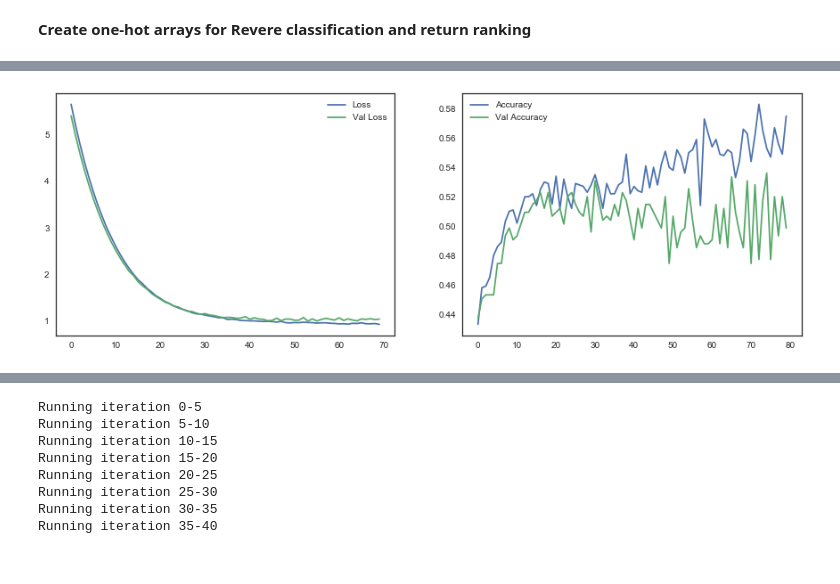
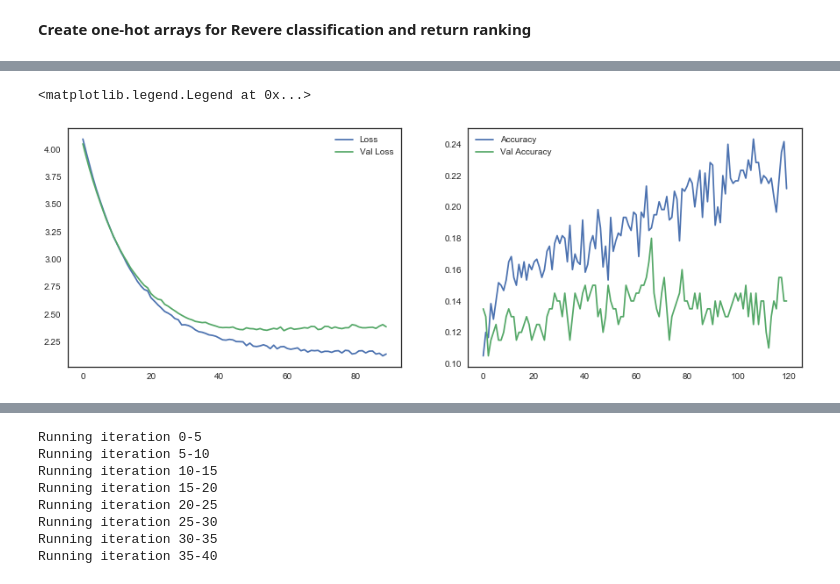
Before and after one commit to owenau/HK-Composite, a Jupyter notebook: HS Composite LSTM.ipynb, the cells around one changed output, grey strips where cells are left out. Drawn from its saved outputs; the diff is of its cells as text; code cells hidden in the pictures.

Commit message:
added new sequence pre-processing

```diff
--- a/HS Composite LSTM.ipynb
+++ b/HS Composite LSTM.ipynb
@@ -153,14 +174,14 @@ y_data_reshaped = y_data_reshaped[np.sum(returns_reshaped, axis = (1,2))!=0,:,:]
 #shuffle = np.random.permutation(x_data_reshaped.shape[0])
 shuffle = np.arange(x_data_reshaped.shape[0])
 
-x_train = x_data_reshaped[shuffle[0:1000],:,:]
-y_train = y_data_reshaped[shuffle[0:1000],:]
+x_train = x_data_reshaped[shuffle[0:600],:,:]
+y_train = y_data_reshaped[shuffle[0:600],:]
 
-x_dev = x_data_reshaped[shuffle[1000:1373],:,:]
-y_dev = y_data_reshaped[shuffle[1000:1373],:]
+x_dev = x_data_reshaped[shuffle[600:800],:,:]
+y_dev = y_data_reshaped[shuffle[600:800],:]
 
-x_test = x_data_reshaped[shuffle[1373:],:,:]
-y_test = y_data_reshaped[shuffle[1373:],:]
+x_test = x_data_reshaped[shuffle[800:],:,:]
+y_test = y_data_reshaped[shuffle[800:],:]
 # %%
 def precision(y_true, y_pred):
     """Precision metric.
@@ -179,12 +200,12 @@ def create_model(dropout_1 = 0, dropout_2 = 0, l2_1 = 0, l2_2 = 0, lr = 0.001, n
 
     model = Sequential()
 
-    model.add(LSTM(50, input_shape = (32, 37), return_sequences=True, dropout=dropout_1,
+    model.add(LSTM(50, input_shape = (32, 36), return_sequences=True, dropout=dropout_1,
                    kernel_regularizer=regularizers.l2(l2_1)))
     #kernel_regularizer=regularizers.l2(0.1)
 
 
-    model.add(LSTM(50, dropout=dropout_2,return_sequences=True, kernel_regularizer=regularizers.l2(l2_2)))
+    model.add(LSTM(50, dropout=dropout_2,return_sequences=False, kernel_regularizer=regularizers.l2(l2_2)))
     #model.add(Dropout(0.1))
 
     model.add(Dense(50, activation='relu'))#, kernel_regularizer=regularizers.l2(0.3)))
@@ -198,10 +219,10 @@ def create_model(dropout_1 = 0, dropout_2 = 0, l2_1 = 0, l2_2 = 0, lr = 0.001, n
         model.add(Dense(num_classes, activation='softmax'))
 
         model.compile(loss='categorical_crossentropy', optimizer=keras.optimizers.Adam(lr = lr),
-                      metrics=['categorical_accuracy', precision])
+                      metrics=['categorical_accuracy'])
 
     return model
 # %%
-model = create_model(0.3,0,0.09,0.09, 0.0003,3)
+model = create_model(0.3,0.3,0.09,0.09, 0.0003, bins)
 # %%
-result = model.fit(x_train, y_train, epochs=80, batch_size=64, verbose=0, validation_data = (x_dev, y_dev))
+result = model.fit(x_train, y_train, epochs=120, batch_size=64, verbose=2, validation_data = (x_dev, y_dev))
@@ -208,15 +247,21 @@ result = model.fit(x_train, y_train, epochs=80, batch_size=64, verbose=0, valida
 # %%
 plt.figure(figsize = (15,5))
 sns.set_style("white")
 
 plt.subplot(121)
-plt.plot(result.history['loss'][10:])
-plt.plot(result.history['val_loss'][10:])
+plt.plot(result.history['loss'][30:])
+plt.plot(result.history['val_loss'][30:])
 plt.legend(['Loss', 'Val Loss'])
 
 plt.subplot(122)
 plt.plot(result.history['categorical_accuracy'])
 plt.plot(result.history['val_categorical_accuracy'])
-plt.legend(['Accuracy', 'Val Accuracy']);
+plt.legend(['Accuracy', 'Val Accuracy'])
+
+#plt.subplot(223)
+#plt.plot(result.history['precision'])
+#plt.plot(result.history['val_precision'])
+#plt.legend(['Precision', 'Val Precision']);
 # %% [output]
+<matplotlib.legend.Legend at 0x...>
-[figure, old version]
+[figure, new version]
```
Also changed, not shown: parts of 18 cells of this notebook, 1 other file.
